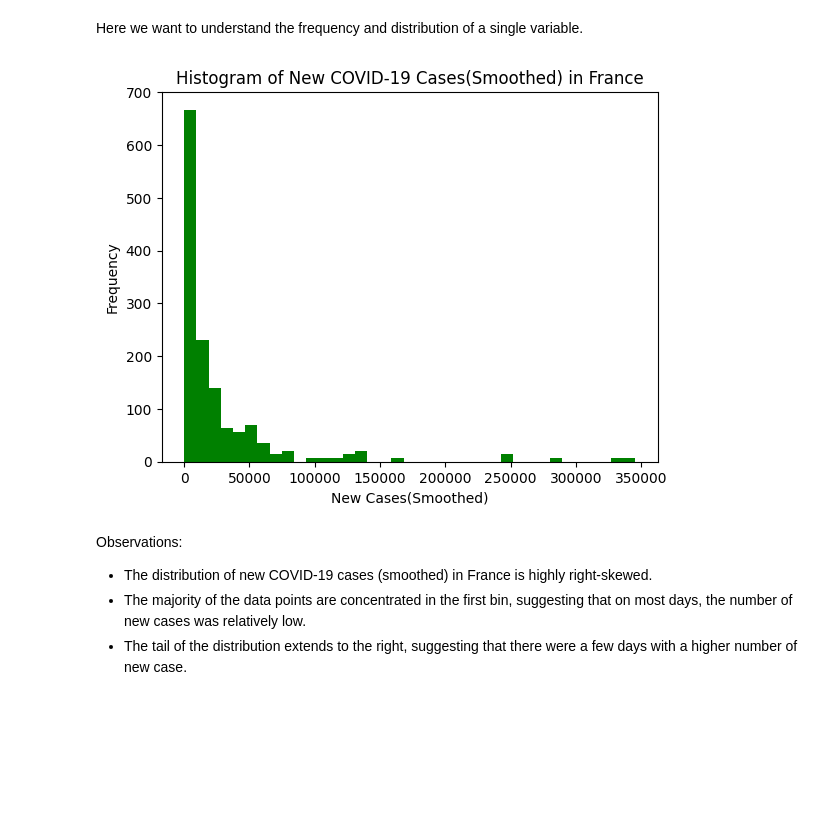
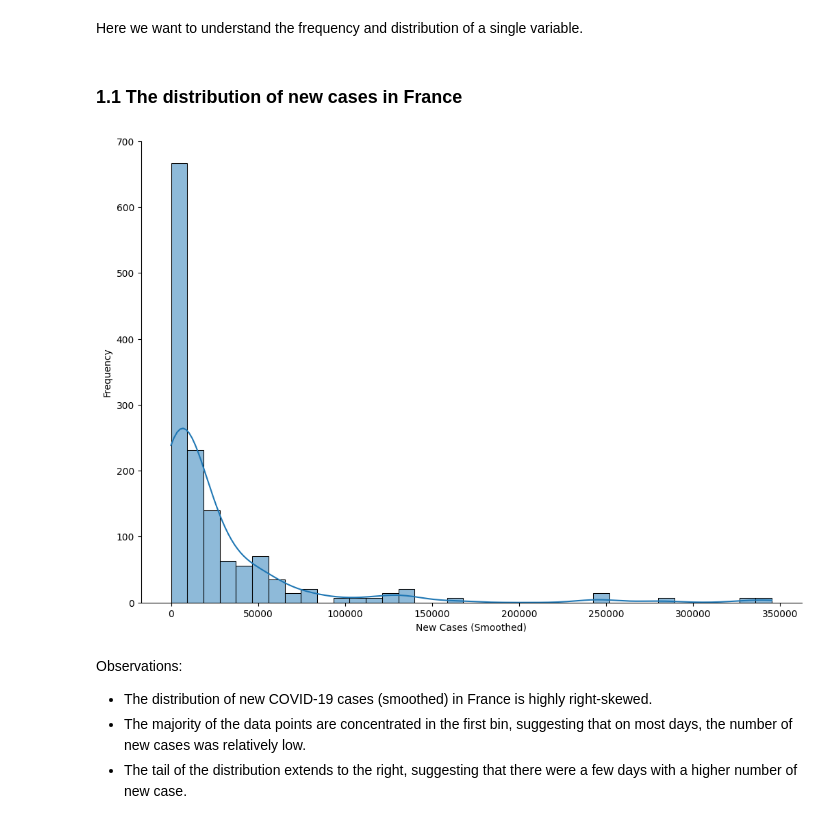
Before and after one commit to fengyu20/covid_data_analysis, a Jupyter notebook: covid_analysis.ipynb, the cells around one changed output. Drawn from its saved outputs; the diff is of its cells as text; code cells hidden in the pictures; blank space fills up the shorter version.

Commit message:
change the hist type.

```diff
--- a/covid_analysis.ipynb
+++ b/covid_analysis.ipynb
@@ -66,21 +66,24 @@ memory usage: 180.8+ MB
 ## 1. Univariate Exploration
 # %% [markdown]
 Here we want to understand the frequency and distribution of a single variable.
+# %% [markdown]
+### 1.1 The distribution of new cases in France
 # %%
 # histograms of new cases(smoothed) in france
 
 france_new_cases_smoothed = covid_df[covid_df['location'] == 'France']['new_cases_smoothed'].dropna()
 
 bins_sqrt = int(np.sqrt(len(france_new_cases_smoothed)))
 
+hist_pic = sns.displot(france_new_cases_smoothed, bins=bins_sqrt, kde=True)
 
-plt.hist(france_new_cases_smoothed, bins=bins_sqrt,color='green')
-plt.xlabel('New Cases(Smoothed)')
-plt.ylabel('Frequency')
-plt.title('Histogram of New COVID-19 Cases(Smoothed) in France')
+hist_pic.fig.set_size_inches(12, 8)
+
+hist_pic.set(xlabel='New Cases (Smoothed)', ylabel='Frequency')
+
 plt.show()
 # %% [output]
-[figure, old version]
+[figure, new version]
 # %% [markdown]
 Observations:
 - The distribution of new COVID-19 cases (smoothed) in France is highly right-skewed.
```
Also changed, not shown: parts of 9 cells of this notebook.
